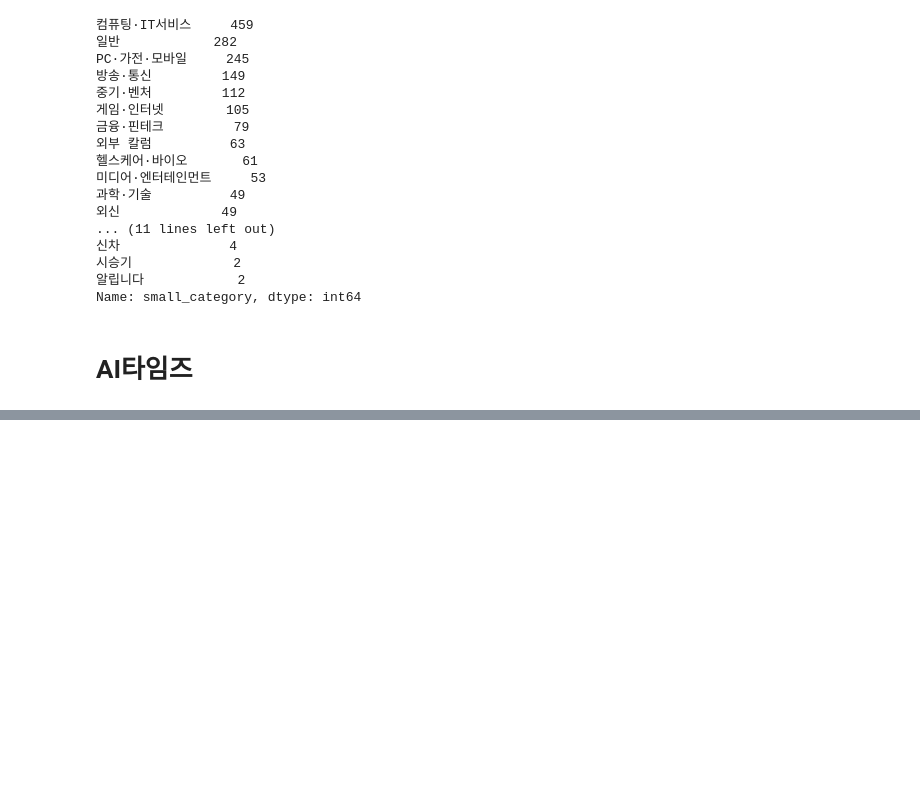
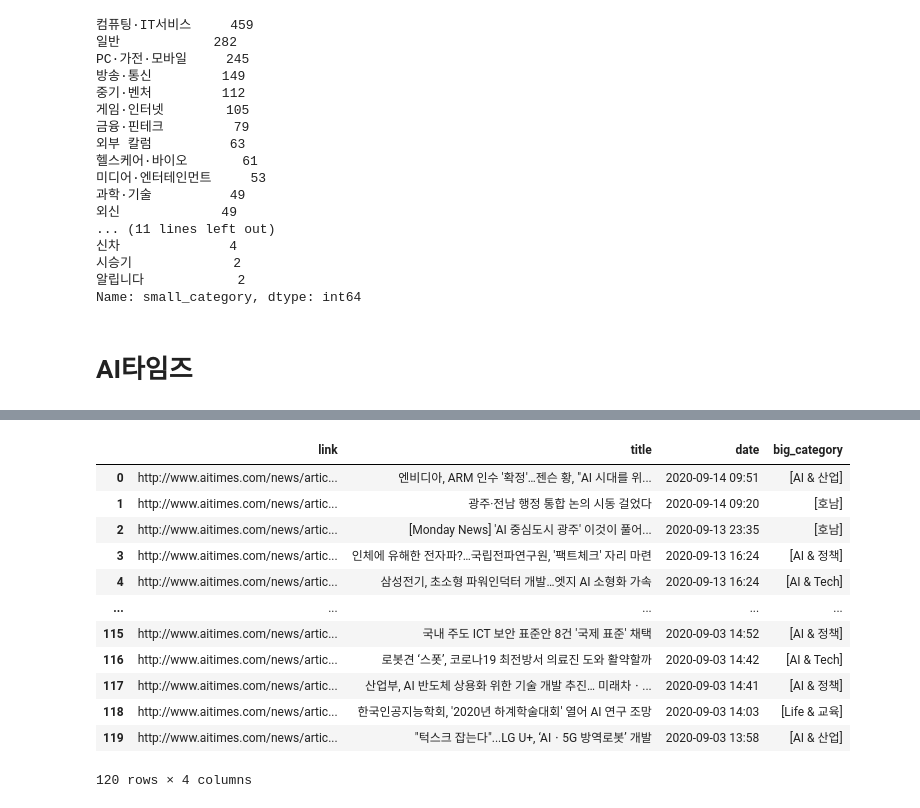
Before and after one commit to 5ohyun/Scraping, a Jupyter notebook: ITnews_scrap.ipynb, the cells around one changed output, grey strips where cells are left out. Cells and saved outputs as stored; diff of their text form; code cells hidden in the pictures; blank space fills up the shorter version.

```diff
--- a/ITnews_scrap.ipynb
+++ b/ITnews_scrap.ipynb
@@ -126,0 +145,20 @@ times.to_csv('AItimes_list.csv',index=False)
+# %%
+times = pd.read_csv('AItimes_list.csv')
+import time
+import random
+# %%
+times
+# %% [output]
+|  | link | title | date | big_category |
+| 0 | http://www.aitimes.com/news/artic... | 엔비디아, ARM 인수 '확정'…젠슨 황, "AI 시대를 위... | 2020-09-14 09:51 | [AI & 산업] |
+| 1 | http://www.aitimes.com/news/artic... | 광주·전남 행정 통합 논의 시동 걸었다 | 2020-09-14 09:20 | [호남] |
+| 2 | http://www.aitimes.com/news/artic... | [Monday News] 'AI 중심도시 광주' 이것이 풀어... | 2020-09-13 23:35 | [호남] |
+| 3 | http://www.aitimes.com/news/artic... | 인체에 유해한 전자파?…국립전파연구원, '팩트체크' 자리 마련 | 2020-09-13 16:24 | [AI & 정책] |
+| 4 | http://www.aitimes.com/news/artic... | 삼성전기, 초소형 파워인덕터 개발…엣지 AI 소형화 가속 | 2020-09-13 16:24 | [AI & Tech] |
+| ... | ... | ... | ... | ... |
+| 115 | http://www.aitimes.com/news/artic... | 국내 주도 ICT 보안 표준안 8건 '국제 표준' 채택 | 2020-09-03 14:52 | [AI & 정책] |
+| 116 | http://www.aitimes.com/news/artic... | 로봇견 ‘스폿’, 코로나19 최전방서 의료진 도와 활약할까 | 2020-09-03 14:42 | [AI & Tech] |
+| 117 | http://www.aitimes.com/news/artic... | 산업부, AI 반도체 상용화 위한 기술 개발 추진… 미래차ㆍ... | 2020-09-03 14:41 | [AI & 정책] |
+| 118 | http://www.aitimes.com/news/artic... | 한국인공지능학회, '2020년 하계학술대회' 열어 AI 연구 조망 | 2020-09-03 14:03 | [Life & 교육] |
+| 119 | http://www.aitimes.com/news/artic... | "턱스크 잡는다"...LG U+, ‘AIㆍ5G 방역로봇’ 개발 | 2020-09-03 13:58 | [AI & 산업] |
+120 rows × 4 columns
```
Also changed, not shown: parts of 10 cells of this notebook, 3 other files.
